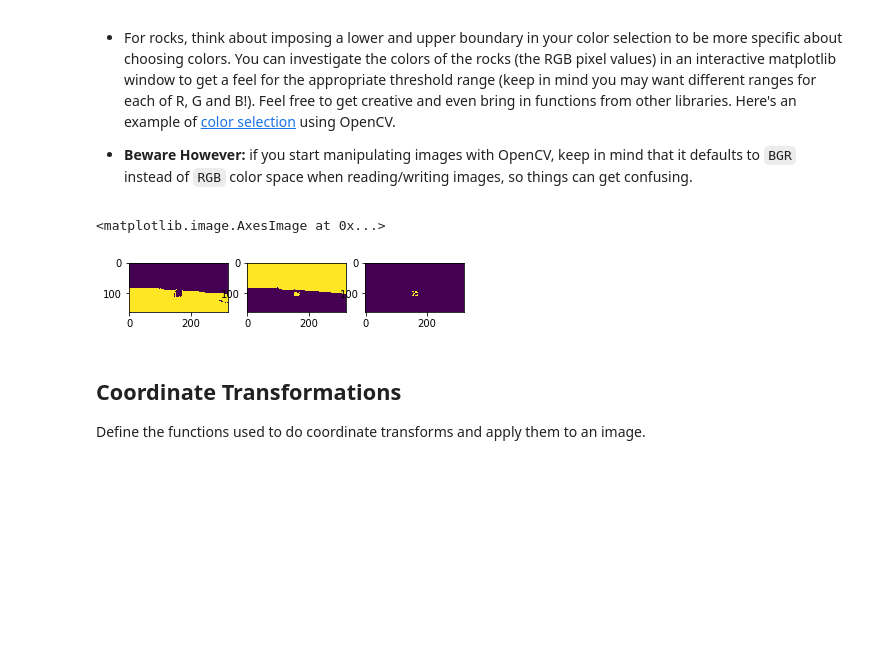
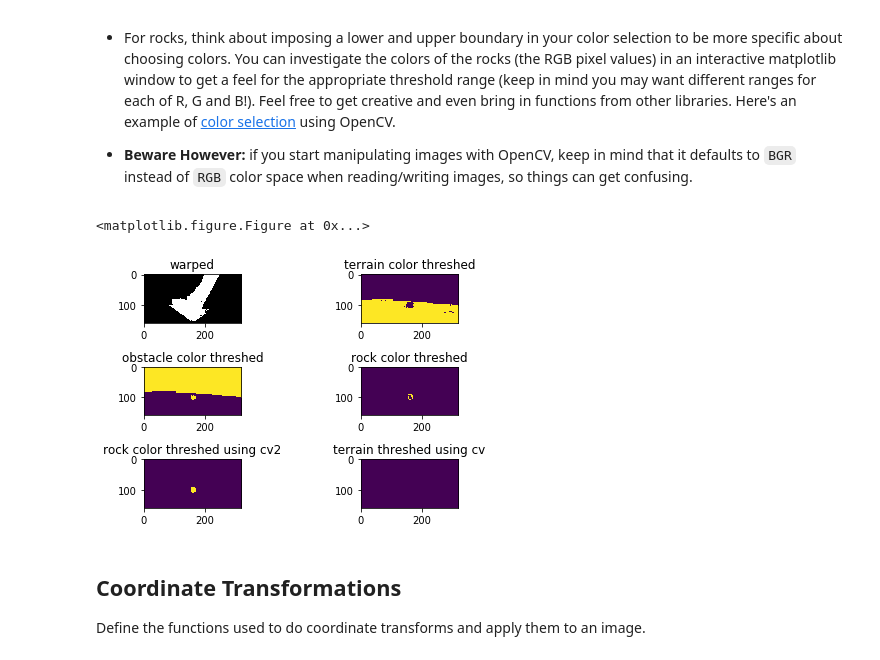
Before and after one commit to gallybaba/udacity, a Jupyter notebook: robotics/searchnpick/RoboND-Rover-Project/code/Rover_Project_Test_Notebook.ipynb, the cells around one changed output. Saved outputs shown, nothing was run; the diff lists cells and outputs as text; code cells hidden in the pictures; blank space fills up the shorter version.

Commit message:
ading color thresh using cv2

```diff
--- a/robotics/searchnpick/RoboND-Rover-Project/code/Rover_Project_Test_Notebook.ipynb
+++ b/robotics/searchnpick/RoboND-Rover-Project/code/Rover_Project_Test_Notebook.ipynb
@@ -128,6 +128,18 @@ def color_thresh(img, rgb_thresh=(160, 160, 160)):
     color_select[above_thresh] = 1
     # Return the binary image
     return color_select
+
+# Identify pixels above the threshold
+# Threshold of RGB > 160 does a nice job of identifying ground pixels only
+def color_thresh_cv(img, rgb_thresh=np.array([160, 160, 160])):
+    # Create an array of zeros same xy size as img, but single channel
+    img_hsv = cv2.cvtColor(img, cv2.COLOR_RGB2HSV)
+    # Require that each pixel be above all three threshold values in RGB
+    # above_thresh will now contain a boolean array with "True"
+    # where threshold was met
+    terrain = cv2.inRange(img_hsv, rgb_thresh, np.array([255,255,255]))
+    # Return the binary image
+    return terrain
 
 # Identify pixels below the threshold
 # Threshold of RGB < 160 does a nice job of identifying obstacles pixels only
@@ -158,48 +170,60 @@ def color_within_thresh(img, rgb_thresh_min=(110, 110, 5), rgb_thresh_max= (255,
                 & (img[:,:,1] < rgb_thresh_max[1]) \
                 & (img[:,:,2] < rgb_thresh_max[2]) \
                 & (img[:,:,0] > rgb_thresh_min[0]) \
                 & (img[:,:,1] > rgb_thresh_min[1]) \
                 & (img[:,:,2] > rgb_thresh_min[2])
     # Index the array of zeros with the boolean array and set to 1
     #print(np.any(above_thresh))
     color_select[above_thresh] = 1
     # Return the binary image
     return color_select
 
 # Identify pixels below the threshold
 # Threshold of RGB < 160 does a nice job of identifying obstacles pixels only
 #def color_within_thresh(img, rgb_thresh_min=(192, 192, 51), rgb_thresh_max= (255, 255, 114)):
 def color_within_thresh_cv(img, rgb_thresh_min=np.array([5, 110, 110]), rgb_thresh_max= np.array([90, 255, 255])):
-    # Create an array of zeros same xy size as img, but single channel
+    # rgb_thresh_min=(110, 110, 5), rgb_thresh_max= (255, 255, 90)
+    # convert to hsv
     img_hsv = cv2.cvtColor(img, cv2.COLOR_RGB2HSV)
-    mask_rock = cv2.inRange(img_hsv, rgb_thresh_min, rgb_thresh_max)
-    img[mask_rock] = 1
-    # Return the binary image
-    return img
+    rock = cv2.inRange(img_hsv, rgb_thresh_min, rgb_thresh_max)
+    return rock
 
 
 
-
+fig = plt.figure(figsize=(24,36))
+plt.subplots(nrows=3, ncols=2)
 threshed = color_thresh(warped)
+axwarped = plt.subplot(321)
+axwarped.set_title('warped')
 plt.imshow(threshed, cmap='gray')
 #scipy.misc.imsave('../output/warped_threshed.jpg', threshed*255)
-
 terrain_threshed = color_thresh(rock_img)
-plt.subplot(331)
+axterr = plt.subplot(322)
+axterr.set_title('terrain color threshed')
 plt.imshow(terrain_threshed)
-plt.subplot(332)
+axobst = plt.subplot(323)
+axobst.set_title('obstacle color threshed')
 obstacles_threshed = color_below_thresh(rock_img)
 plt.imshow(obstacles_threshed)
-plt.subplot(333)
+axrock = plt.subplot(324)
+axrock.set_title('rock color threshed')
 rocks_threshed = color_within_thresh(rock_img)
 plt.imshow(rocks_threshed)
-#plt.subplot(411)
+axrockcv = plt.subplot(325)
+axrockcv.set_title('rock color threshed using cv2')
 #img_rock_cv = cv2.imread(example_rock)
-#rock_threshed_cv2 = color_within_thresh_cv(img_rock_cv)
-#plt.show(rock_threshed_cv2)
+rock_threshed_cv2 = color_within_thresh_cv(rock_img)
+plt.imshow(rock_threshed_cv2)
+
+terraincv = color_thresh_cv(rock_img)
+axterrcv = plt.subplot(326)
+axterrcv.set_title('terrain threshed using cv')
+plt.imshow(terraincv)
+plt.tight_layout()
+plt.show()
 # %% [output]
-<matplotlib.image.AxesImage at 0x...>
+<matplotlib.figure.Figure at 0x...>
-[figure, old version]
+[figure, new version]
 # %% [markdown]
 ## Coordinate Transformations
 Define the functions used to do coordinate transforms and apply them to an image.
```
Also changed, not shown: parts of 1 cell of this notebook.
